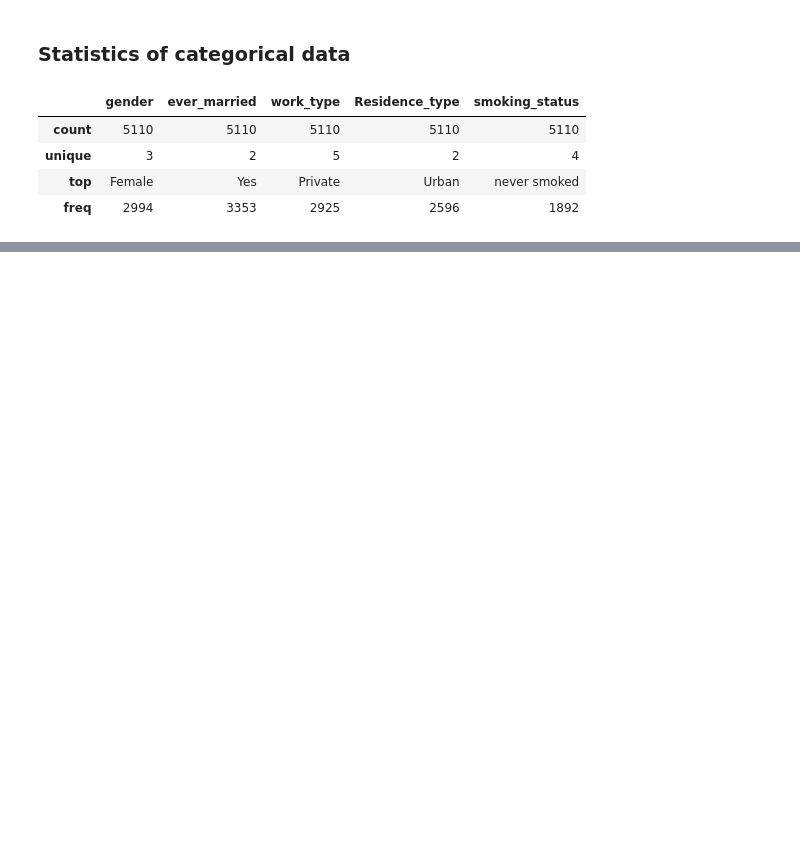
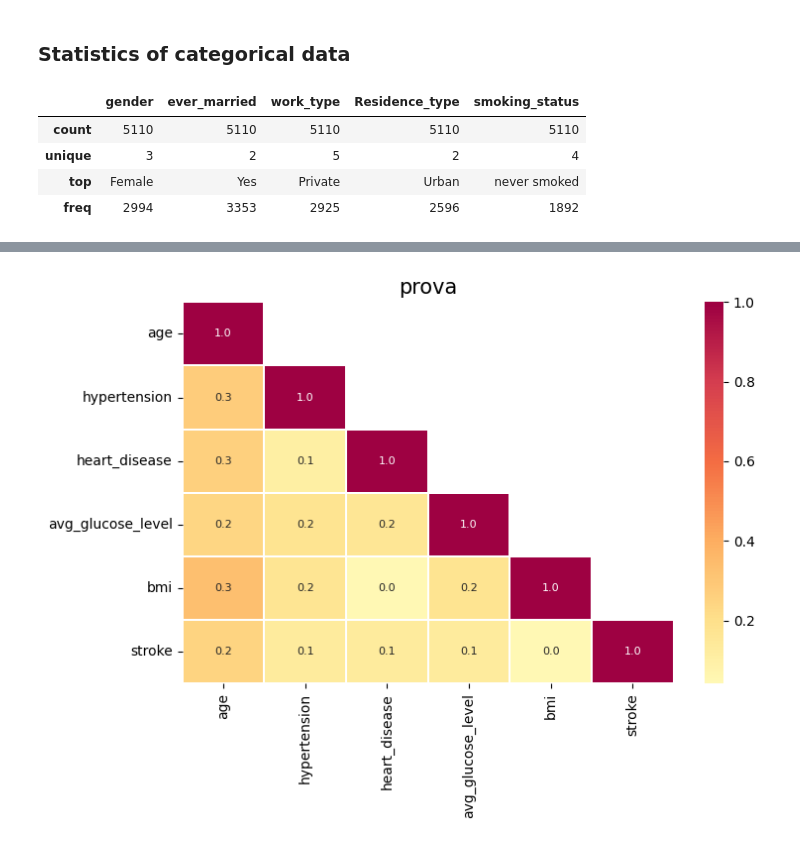
Before and after one commit to Laura1385/ml_stroke, a Jupyter notebook: main.ipynb, the cells around one changed output, grey strips where cells are left out. Saved outputs shown, nothing was run; the diff lists cells and outputs as text; code cells hidden in the pictures; blank space fills up the shorter version.

```diff
--- a/main.ipynb
+++ b/main.ipynb
@@ -631,0 +675,8 @@ ax.set_xlim([0.05,100])
+# %%
+#delete column class_type
+df_stroke_ni = df_stroke.drop(['id'],axis=1) #Temporarily removed for a better confusion matrix's version
+
+#Data correlation control
+ut.correlation_matrix(df_stroke_ni, 'prova')
+# %% [output]
+[figure, added]
```
Also changed, not shown: parts of 112 cells of this notebook, 4 other files.
